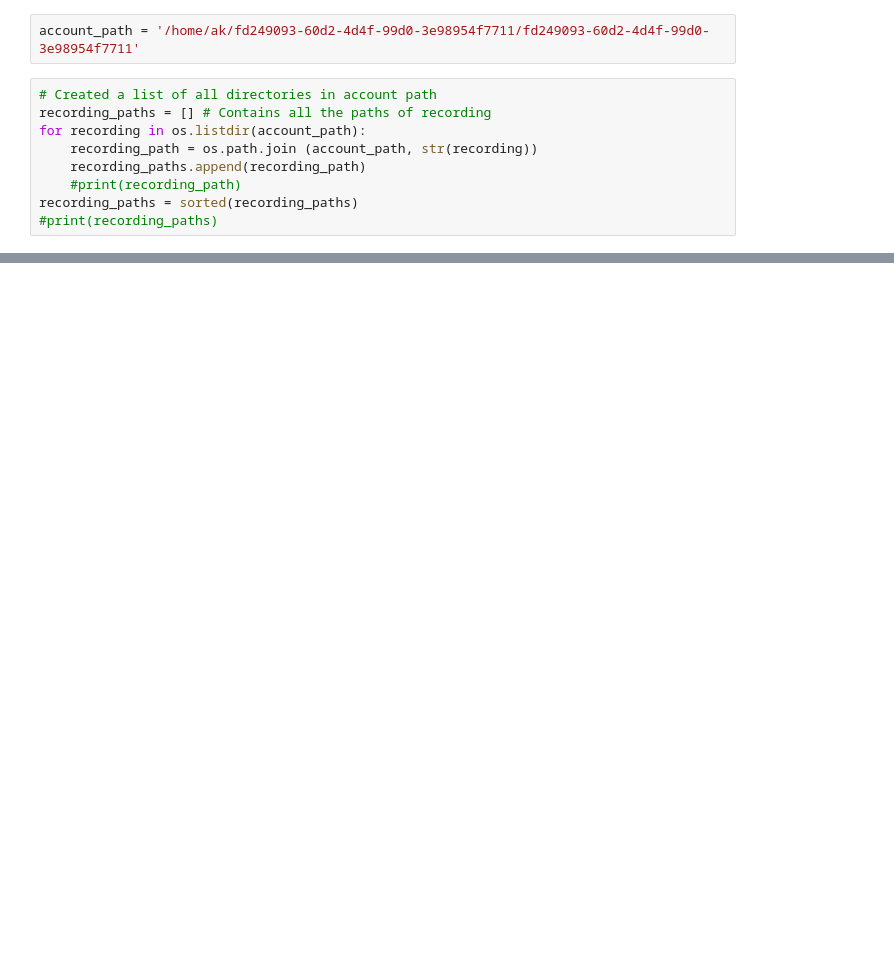
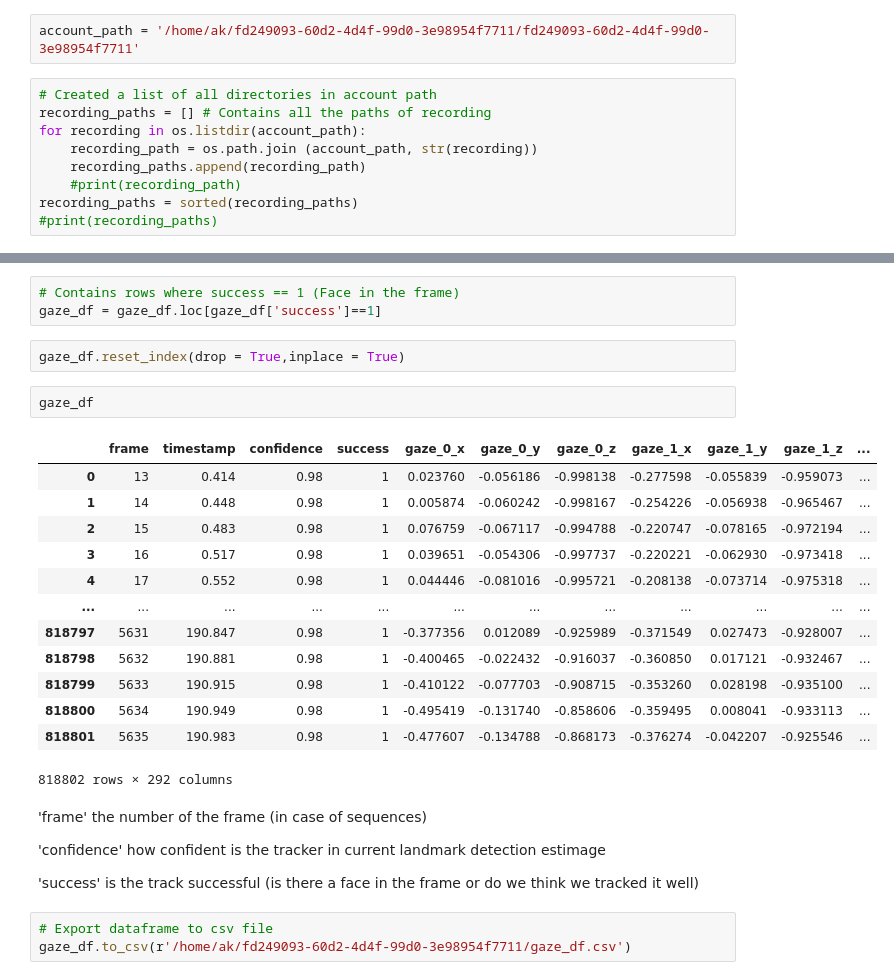
Before and after one commit to AbhishekKaushikCV/HCI, a Jupyter notebook: Video_script.ipynb, the cells around one changed output, grey strips where cells are left out. Drawn from its saved outputs; the diff is of its cells as text; blank space fills up the shorter version.

```diff
--- a/Video_script.ipynb
+++ b/Video_script.ipynb
@@ -127,0 +144,30 @@ CompletedProcess(args=['/home/ak/OpenFace/build//bin/FeatureExtraction', '-f', '
+# %%
+# Contains rows where success == 1 (Face in the frame)
+gaze_df = gaze_df.loc[gaze_df['success']==1]
+# %%
+gaze_df.reset_index(drop = True,inplace = True)
+# %%
+gaze_df
+# %% [output]
+|  | frame | timestamp | confidence | success | gaze_0_x | gaze_0_y | gaze_0_z | gaze_1_x | gaze_1_y | gaze_1_z | ... |
+| 0 | 13 | 0.414 | 0.98 | 1 | 0.023760 | -0.056186 | -0.998138 | -0.277598 | -0.055839 | -0.959073 | ... |
+| 1 | 14 | 0.448 | 0.98 | 1 | 0.005874 | -0.060242 | -0.998167 | -0.254226 | -0.056938 | -0.965467 | ... |
+| 2 | 15 | 0.483 | 0.98 | 1 | 0.076759 | -0.067117 | -0.994788 | -0.220747 | -0.078165 | -0.972194 | ... |
+| 3 | 16 | 0.517 | 0.98 | 1 | 0.039651 | -0.054306 | -0.997737 | -0.220221 | -0.062930 | -0.973418 | ... |
+| 4 | 17 | 0.552 | 0.98 | 1 | 0.044446 | -0.081016 | -0.995721 | -0.208138 | -0.073714 | -0.975318 | ... |
+| ... | ... | ... | ... | ... | ... | ... | ... | ... | ... | ... | ... |
+| 818797 | 5631 | 190.847 | 0.98 | 1 | -0.377356 | 0.012089 | -0.925989 | -0.371549 | 0.027473 | -0.928007 | ... |
+| 818798 | 5632 | 190.881 | 0.98 | 1 | -0.400465 | -0.022432 | -0.916037 | -0.360850 | 0.017121 | -0.932467 | ... |
+| 818799 | 5633 | 190.915 | 0.98 | 1 | -0.410122 | -0.077703 | -0.908715 | -0.353260 | 0.028198 | -0.935100 | ... |
+| 818800 | 5634 | 190.949 | 0.98 | 1 | -0.495419 | -0.131740 | -0.858606 | -0.359495 | 0.008041 | -0.933113 | ... |
+| 818801 | 5635 | 190.983 | 0.98 | 1 | -0.477607 | -0.134788 | -0.868173 | -0.376274 | -0.042207 | -0.925546 | ... |
+818802 rows × 292 columns
+# %% [markdown]
+'frame' the number of the frame (in case of sequences)
+
+'confidence' how confident is the tracker in current landmark detection estimage
+
+'success' is the track successful (is there a face in the frame or do we think we tracked it well)
+# %%
+# Export dataframe to csv file
+gaze_df.to_csv(r'/home/ak/fd249093-60d2-4d4f-99d0-3e98954f7711/gaze_df.csv')
```
Also changed, not shown: parts of 12 cells of this notebook.
